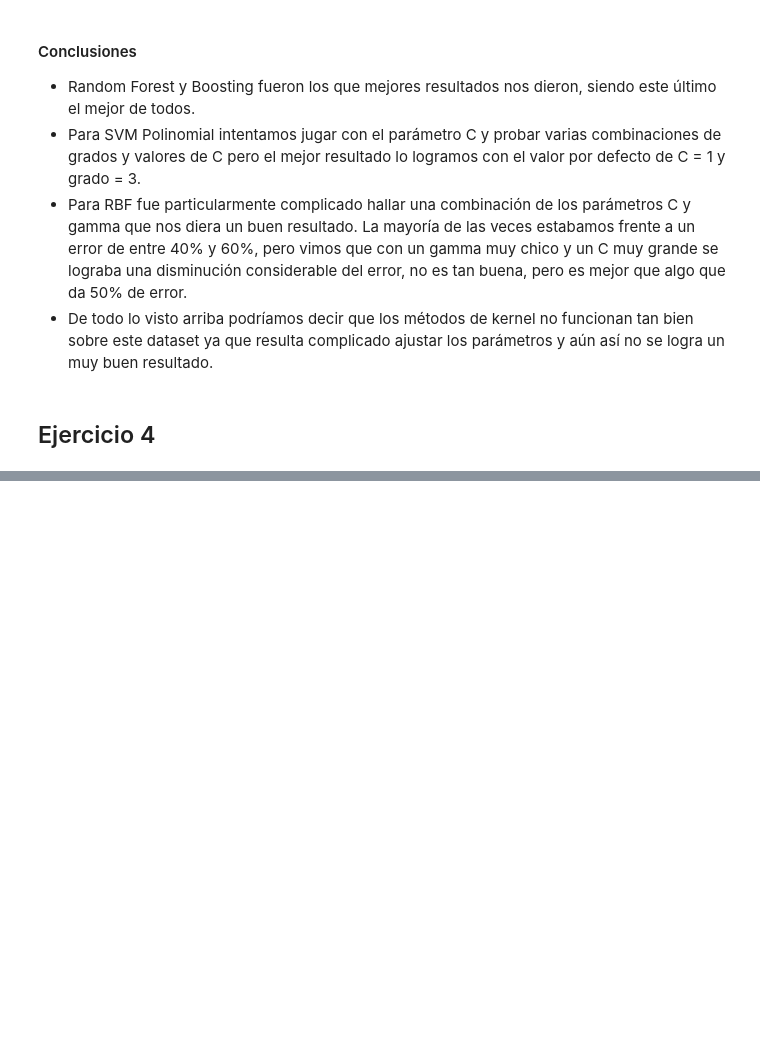
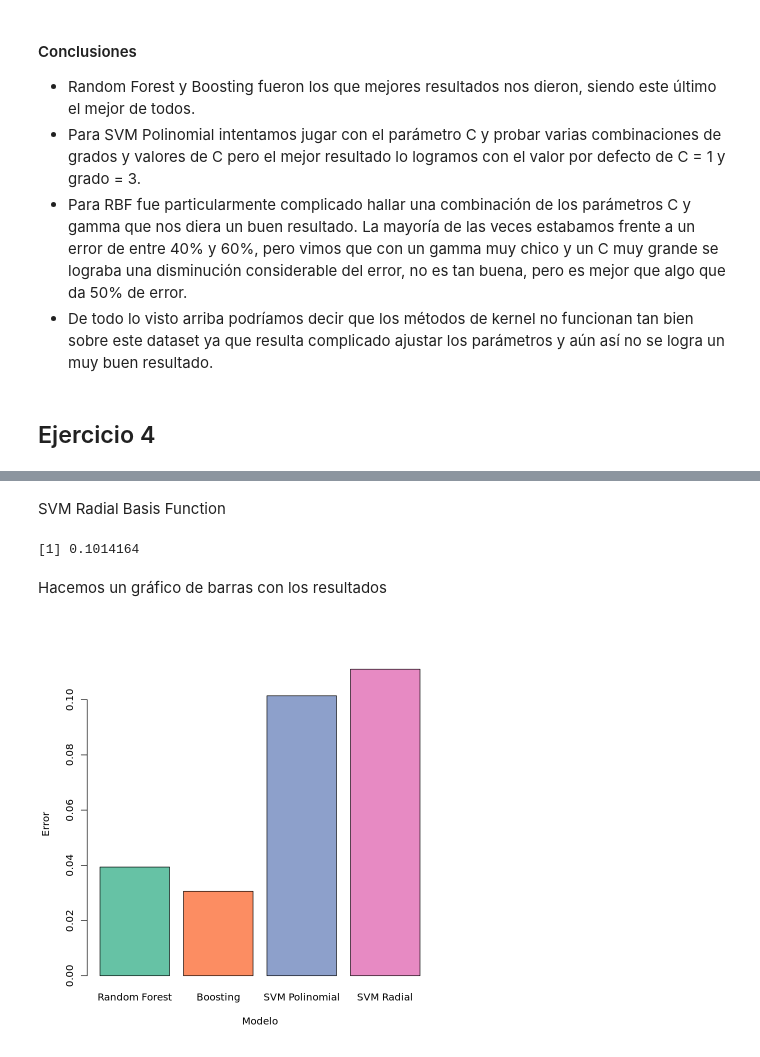
Before and after one commit to natimellino/mineria-de-datos, a Jupyter notebook: TP4.ipynb, the cells around one changed output, grey strips where cells are left out. Drawn from its saved outputs; the diff is of its cells as text; code cells hidden in the pictures; blank space fills up the shorter version.

```diff
--- a/TP4.ipynb
+++ b/TP4.ipynb
@@ -236,0 +273,16 @@ barplot(height=results$Error, names.arg=results$Modelo, xlab="Modelo", ylab="Err
+# %%
+## 75% de los datos para train y el resto para test
+smp_size <- floor(0.75 * nrow(RRL))
+
+train_ind <- sample(seq_len(nrow(RRL)), size = smp_size)
+
+svm.pol.train <- RRL[train_ind, ]
+svm.pol.test <- RRL[-train_ind, ]
+# %%
+rrl.svm.pol <- svm(Tipo~., svm.pol.train, kernel="polynomial", degree=3)
+df.pred <- svm.pol.test[ , !(names(svm.pol.test) %in% c("Tipo"))]
+
+pred <- predict(rrl.svm.pol, df.pred)
+tab <- table(pred = pred, true = svm.pol.test[ , c("Tipo")])
+
+svm.pol.error <- 1 - sum(pred == svm.pol.test[ , c("Tipo")]) / length(pred)
@@ -236,0 +293,34 @@ barplot(height=results$Error, names.arg=results$Modelo, xlab="Modelo", ylab="Err
+# %% [markdown]
+SVM Radial Basis Function
+# %%
+## 75% de los datos para train y el resto para test
+smp_size <- floor(0.75 * nrow(RRL))
+
+train_ind <- sample(seq_len(nrow(RRL)), size = smp_size)
+
+svm.rbf.train <- RRL[train_ind, ]
+svm.rbf.test <- RRL[-train_ind, ]
+# %%
+rrl.svm.rbf <- svm(Tipo~., svm.rbf.train, kernel="polynomial", degree=3)
+df.pred <- svm.rbf.test[ , !(names(svm.rbf.test) %in% c("Tipo"))]
+
+pred <- predict(rrl.svm.rbf, df.pred)
+tab <- table(pred = pred, true = svm.rbf.test[ , c("Tipo")])
+
+svm.rbf.error <- 1 - sum(pred == svm.rbf.test[ , c("Tipo")]) / length(pred)
+# %%
+svm.pol.error
+# %% [output]
+[1] 0.1014164
+# %% [markdown]
+Hacemos un gráfico de barras con los resultados
+# %%
+# Hacemos un gráfico de barras con los errores
+results <- data.frame("Modelo" = c("Random Forest", "Boosting", "SVM Polinomial", "SVM Radial"),
+                      "Error" = c(rrl.rf.error, rrl.boosting.error, svm.pol.error, svm.rbf.error)
+            )
+library(RColorBrewer)
+coul <- brewer.pal(5, "Set2")
+barplot(height=results$Error, names.arg=results$Modelo, xlab="Modelo", ylab="Error", col=coul)
+# %% [output]
+[figure, added]
```
Also changed, not shown: parts of 11 cells of this notebook.
